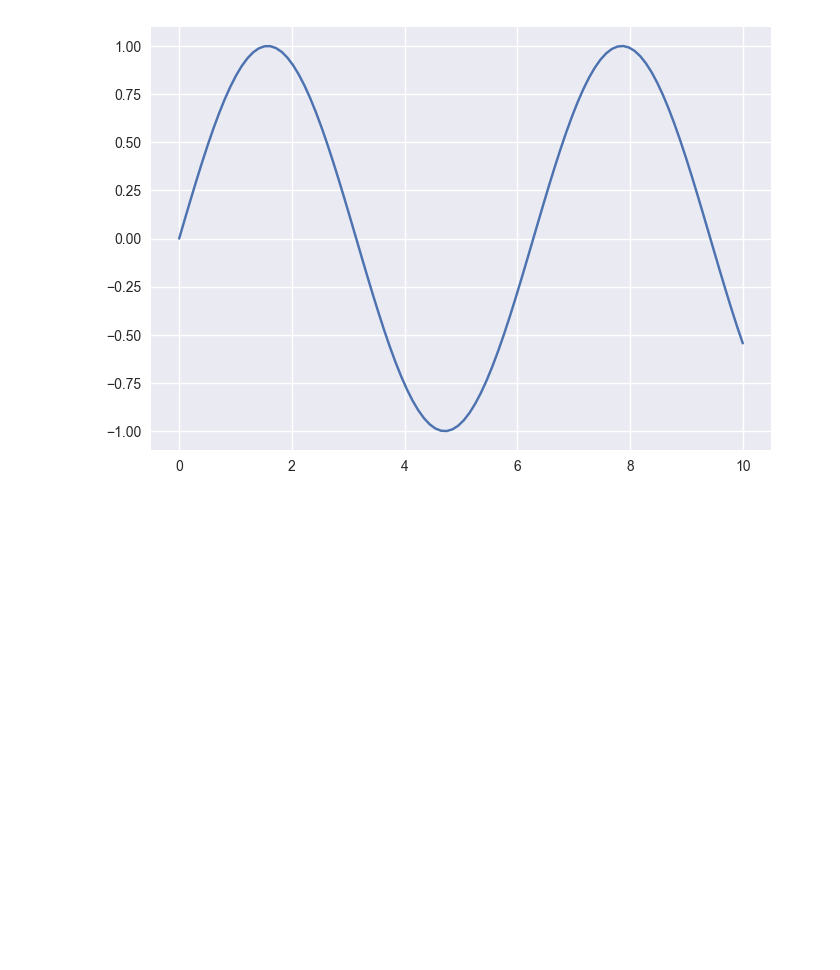
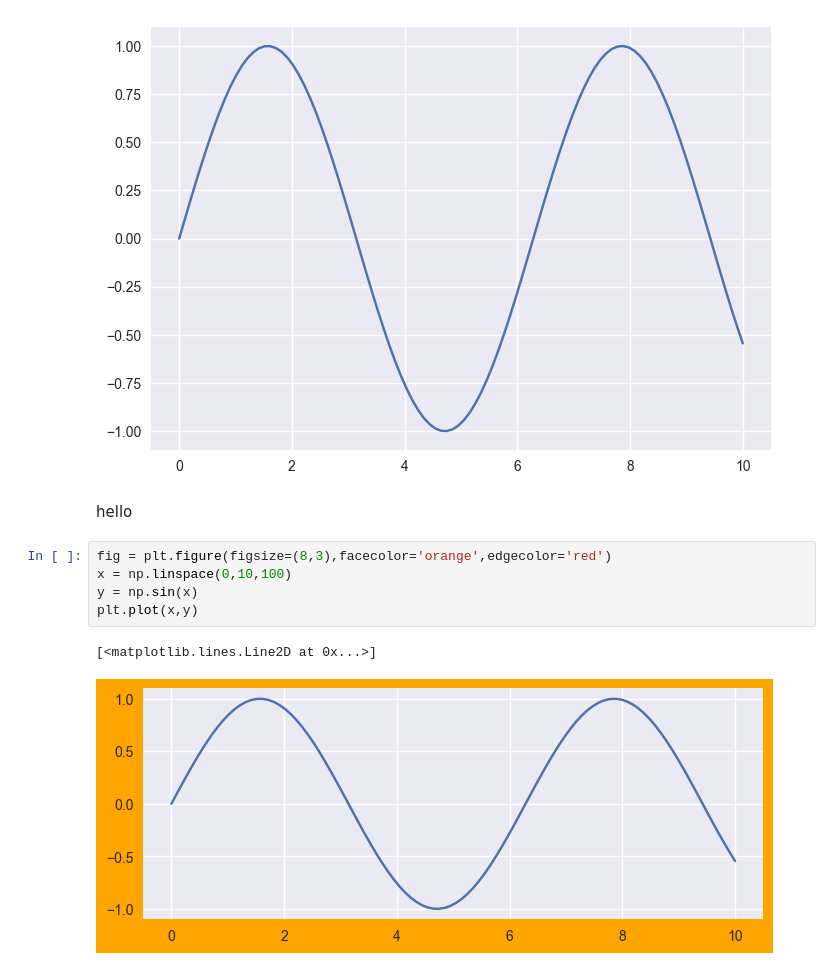
Before and after one commit to imadulhasan/python-databse, a Jupyter notebook: visualization.ipynb, the cells around one changed output. Cells and saved outputs as stored; diff of their text form; blank space fills up the shorter version.

Commit message:
graph

```diff
--- a/visualization.ipynb
+++ b/visualization.ipynb
@@ -17,3 +17,13 @@ plt.plot(x, y)
 # %% [output]
 [<matplotlib.lines.Line2D at 0x...>]
 [figure]
+# %% [markdown]
+hello
+# %%
+fig = plt.figure(figsize=(8,3),facecolor='orange',edgecolor='red')
+x = np.linspace(0,10,100)
+y = np.sin(x)
+plt.plot(x,y)
+# %% [output]
+[<matplotlib.lines.Line2D at 0x...>]
+[figure, added]
```
Also changed, not shown: parts of 7 cells of this notebook.
